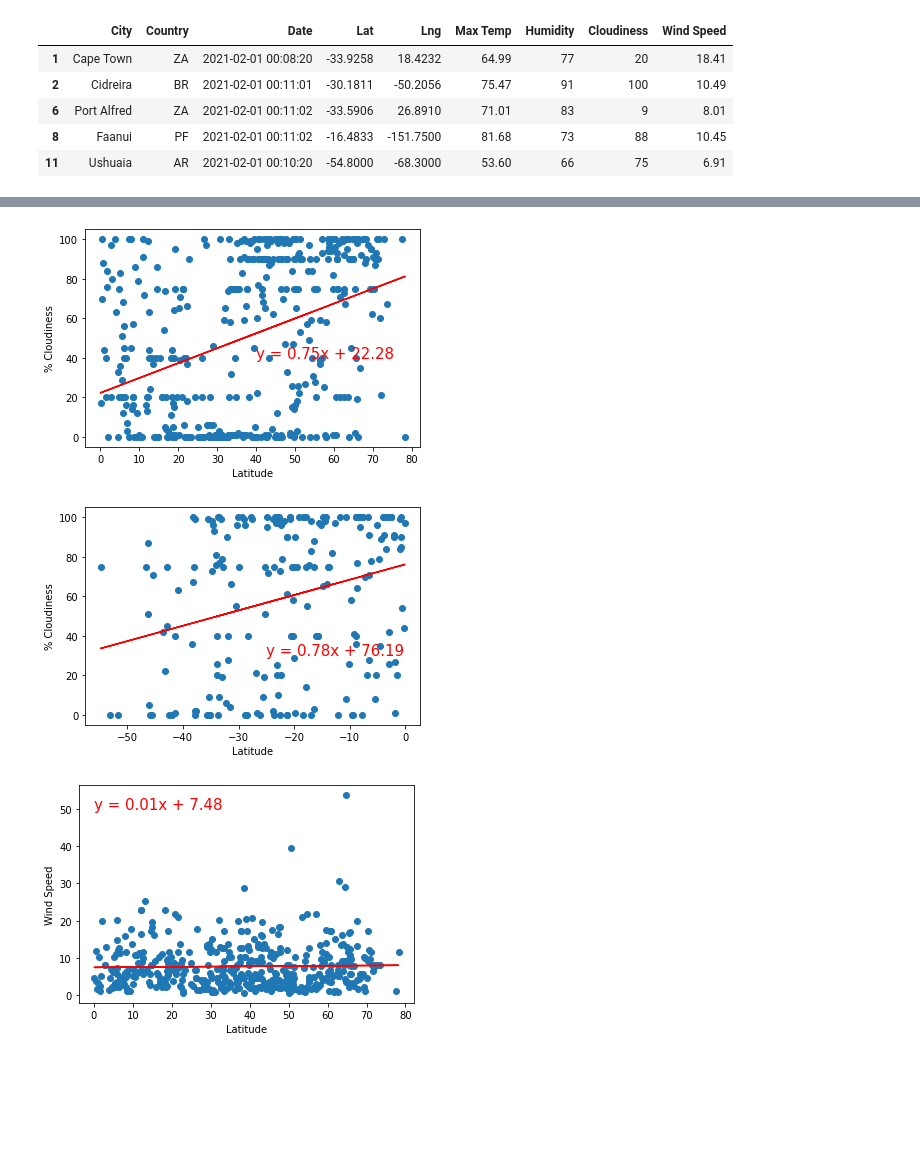
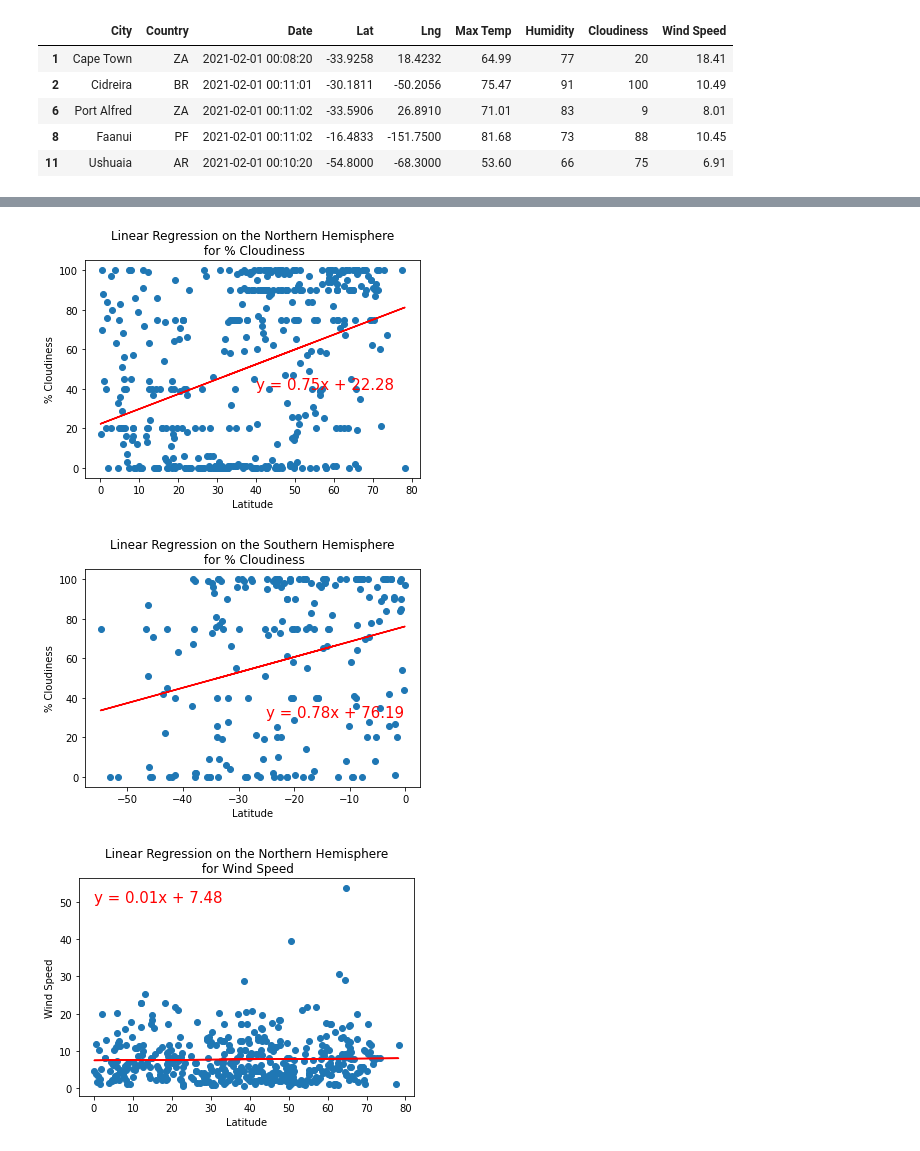
Before and after one commit to taranahassan/World_Weather_Analysis, a Jupyter notebook: WeatherPy.ipynb, the cells around one changed output, grey strips where cells are left out. Saved outputs shown, nothing was run; the diff lists cells and outputs as text; code cells hidden in the pictures; blank space fills up the shorter version.

```diff
--- a/WeatherPy.ipynb
+++ b/WeatherPy.ipynb
@@ -260,10 +260,11 @@ def plot_linear_regression(x_values, y_values, title, y_label, text_coordinates)
     line_eq = "y = " + str(round(slope,2)) + "x + " + str(round(intercept,2))
     # Create a scatter plot and plot the regression line.
     plt.scatter(x_values,y_values)
-    plt.plot(x_values,regress_values,"r")
+    plt.plot(x_values,regress_values, "r")
     # Annotate the text for the line equation.
     plt.annotate(line_eq, text_coordinates, fontsize=15, color="red")
     plt.xlabel('Latitude')
+    plt.title(title)
     plt.ylabel(y_label)
     plt.show()
 # %%
@@ -344,30 +342,30 @@ plot_linear_regression(x_values, y_values, 'Linear Regression on the Southern He
 # %%
 # linear regression on northern hemisphere on cloudiness
 x_values = northern_hemi_df["Lat"]
 y_values = northern_hemi_df['Cloudiness']
 
-plot_linear_regression(x_values, y_values, 'Linear Regression on the Northern Hemisphere\
-                        for % Cloudiness', '% Cloudiness',(40, 40))
+plot_linear_regression(x_values, y_values, 'Linear Regression on the Northern Hemisphere\n for % Cloudiness',
+                       '% Cloudiness',(40, 40))
 # %% [output]
-[figure, old version]
+[figure, new version]
 # %%
 # linear regression on southern hemisphere on cloudiness
 x_values = southern_hemi_df["Lat"]
 y_values = southern_hemi_df['Cloudiness']
 
-plot_linear_regression(x_values, y_values, 'Linear Regression on the Southern Hemisphere\
-                        for % Cloudiness', '% Cloudiness',(-25, 30))
+plot_linear_regression(x_values, y_values, 'Linear Regression on the Southern Hemisphere\n for % Cloudiness',
+                       '% Cloudiness',(-25, 30))
 # %% [output]
-[figure, old version]
+[figure, new version]
 # %%
 # linear regression on northern hemisphere on wind speed
 x_values = northern_hemi_df["Lat"]
 y_values = northern_hemi_df['Wind Speed']
 
-plot_linear_regression(x_values, y_values, 'Linear Regression on the Northern Hemisphere\
-                        for Wind Speed', 'Wind Speed',(0, 50))
+plot_linear_regression(x_values, y_values, 'Linear Regression on the Northern Hemisphere\n for Wind Speed',
+                       'Wind Speed',(0, 50))
 # %% [output]
-[figure, old version]
+[figure, new version]
 # %%
 # linear regression on southern hemisphere on wind speed
 x_values = southern_hemi_df["Lat"]
```
Also changed, not shown: parts of 5 cells of this notebook.
